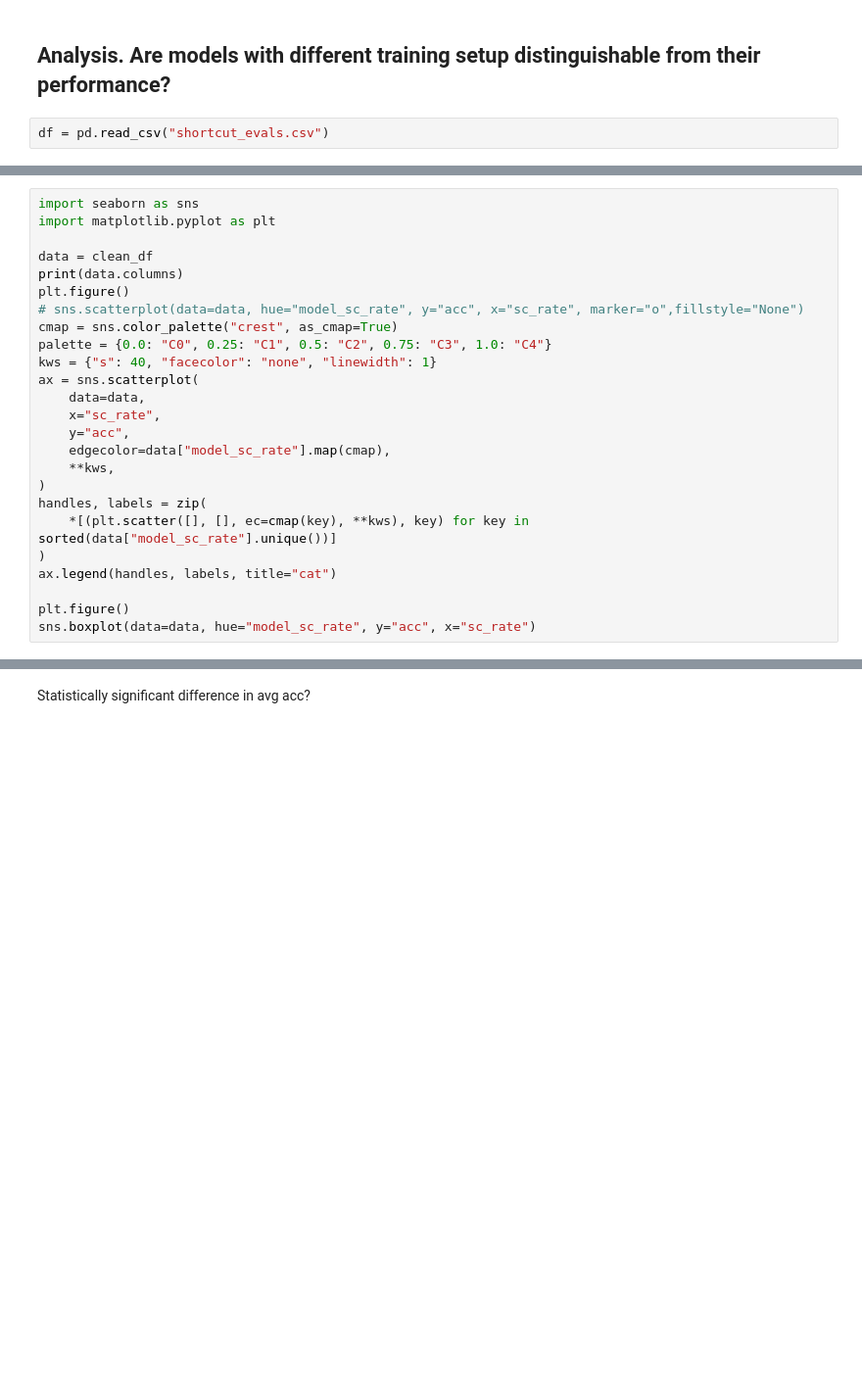
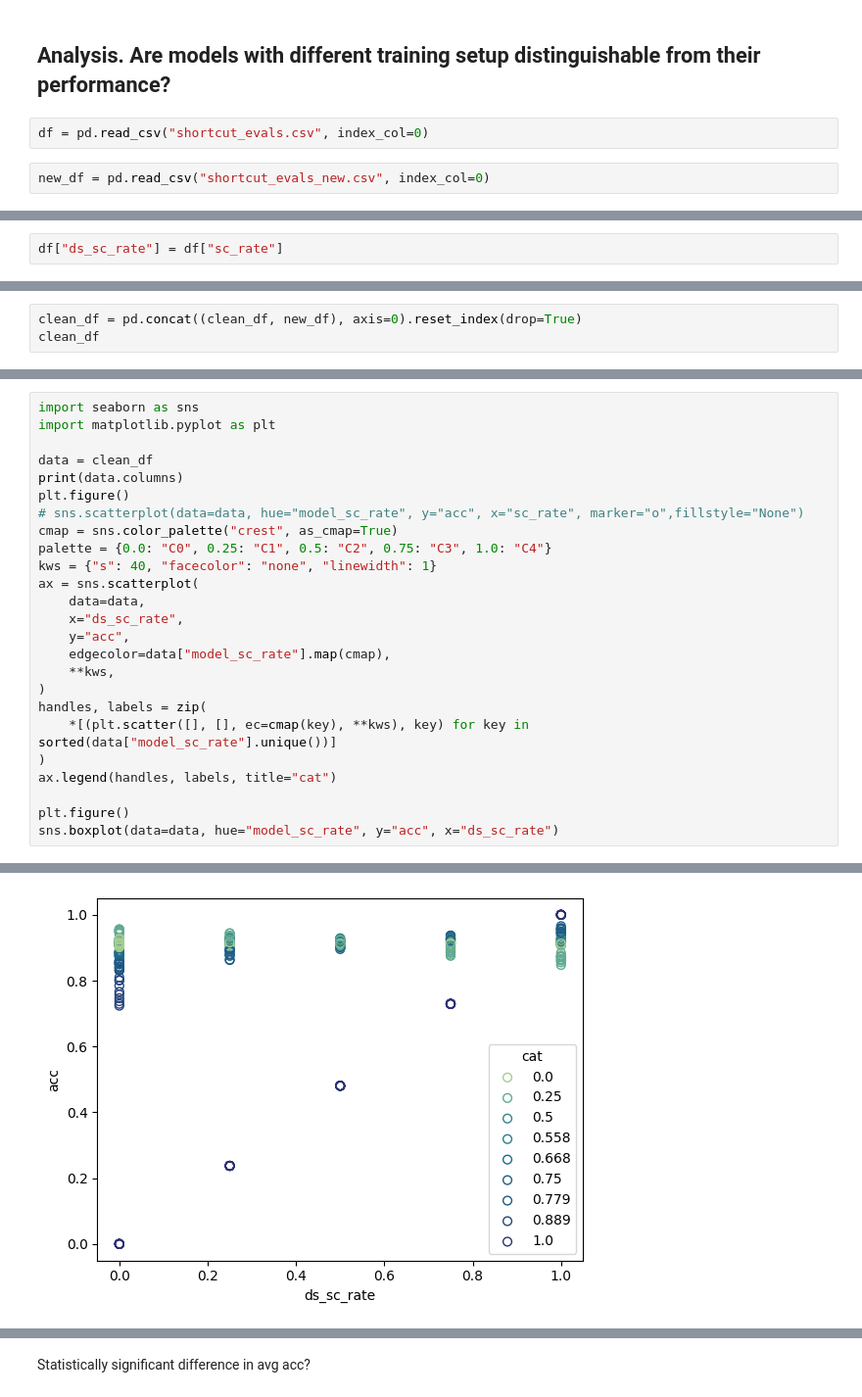
Before and after one commit to TaWald/similaritybench, a Jupyter notebook: nlp/shortcut_validation.ipynb, the cells around one changed output, grey strips where cells are left out. Shown at 98% size. Saved outputs shown, nothing was run; the diff lists cells and outputs as text; blank space fills up the shorter version.

Commit message:
shortcut validation for new models

```diff
--- a/nlp/shortcut_validation.ipynb
+++ b/nlp/shortcut_validation.ipynb
@@ -105,4 +105,6 @@ df.to_csv("shortcut_evals.csv")
 # %% [markdown]
 ## Analysis. Are models with different training setup distinguishable from their performance?
 # %%
-df = pd.read_csv("shortcut_evals.csv")
+df = pd.read_csv("shortcut_evals.csv", index_col=0)
+# %%
+new_df = pd.read_csv("shortcut_evals_new.csv", index_col=0)
@@ -109,3 +117,5 @@ df = pd.read_csv("shortcut_evals.csv")
+# %%
+df["ds_sc_rate"] = df["sc_rate"]
 # %%
 def scrate(s: str):
     str_to_float = {"0": 0.0, "025": 0.25, "05": 0.5, "075": 0.75,"10": 1.0,}
@@ -124,0 +149,3 @@ clean_df
+# %%
+clean_df = pd.concat((clean_df, new_df), axis=0).reset_index(drop=True)
+clean_df
@@ -137,7 +204,7 @@ palette = {0.0: "C0", 0.25: "C1", 0.5: "C2", 0.75: "C3", 1.0: "C4"}
 kws = {"s": 40, "facecolor": "none", "linewidth": 1}
 ax = sns.scatterplot(
     data=data,
-    x="sc_rate",
+    x="ds_sc_rate",
     y="acc",
     edgecolor=data["model_sc_rate"].map(cmap),
     **kws,
@@ -148,4 +215,5 @@ handles, labels = zip(
 ax.legend(handles, labels, title="cat")
 
 plt.figure()
-sns.boxplot(data=data, hue="model_sc_rate", y="acc", x="sc_rate")
+sns.boxplot(data=data, hue="model_sc_rate", y="acc", x="ds_sc_rate")
+# %% [output]
@@ -151,0 +224 @@ sns.boxplot(data=data, hue="model_sc_rate", y="acc", x="sc_rate")
+[figure, added]
```
Also changed, not shown: parts of 10 cells of this notebook, 2 other files.
